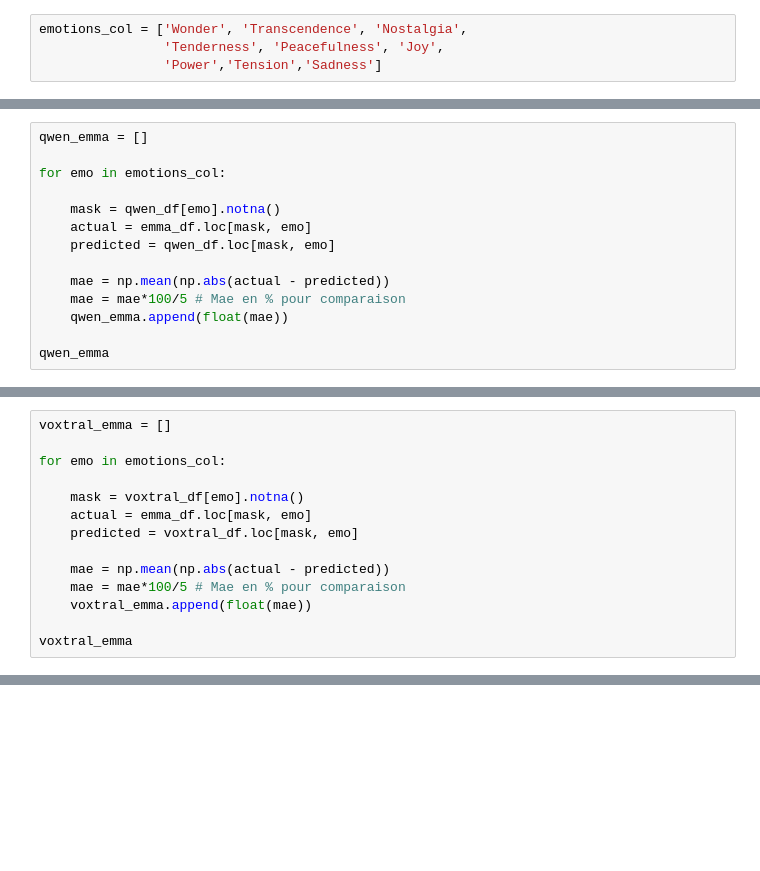
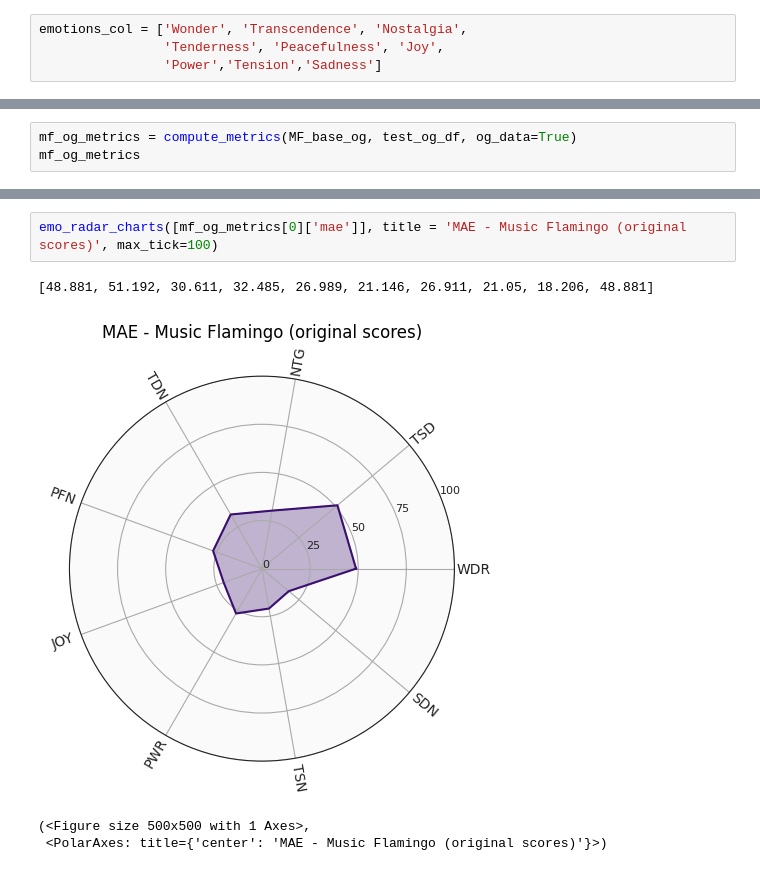
Before and after one commit to Squidez/MJF-GEMS-Annotations, a Jupyter notebook: Utils/result_analysis.ipynb, the cells around one changed output, grey strips where cells are left out. Drawn from its saved outputs; the diff is of its cells as text; blank space fills up the shorter version.

```diff
--- a/Utils/result_analysis.ipynb
+++ b/Utils/result_analysis.ipynb
@@ -39,14 +125,0 @@ flam_emma
-# %%
-qwen_emma = []
-
-for emo in emotions_col:
-
-    mask = qwen_df[emo].notna()
-    actual = emma_df.loc[mask, emo]
-    predicted = qwen_df.loc[mask, emo]
-
-    mae = np.mean(np.abs(actual - predicted))
-    mae = mae*100/5 # Mae en % pour comparaison
-    qwen_emma.append(float(mae))
-
-qwen_emma
@@ -63,14 +125,0 @@ qwen_emma
-# %%
-voxtral_emma = []
-
-for emo in emotions_col:
-
-    mask = voxtral_df[emo].notna()
-    actual = emma_df.loc[mask, emo]
-    predicted = voxtral_df.loc[mask, emo]
-
-    mae = np.mean(np.abs(actual - predicted))
-    mae = mae*100/5 # Mae en % pour comparaison
-    voxtral_emma.append(float(mae))
-
-voxtral_emma
@@ -99,0 +137,3 @@ voxtral_emma
+# %%
+mf_og_metrics = compute_metrics(MF_base_og, test_og_df, og_data=True)
+mf_og_metrics
@@ -207,0 +345,7 @@ plt.show()
+# %%
+emo_radar_charts([mf_og_metrics[0]['mae']], title = 'MAE - Music Flamingo (original scores)', max_tick=100)
+# %% [output]
+[48.881, 51.192, 30.611, 32.485, 26.989, 21.146, 26.911, 21.05, 18.206, 48.881]
+[figure, added]
+(<Figure size 500x500 with 1 Axes>,
+ <PolarAxes: title={'center': 'MAE - Music Flamingo (original scores)'}>)
```
Also changed, not shown: parts of 42 cells of this notebook, 23 other files.
